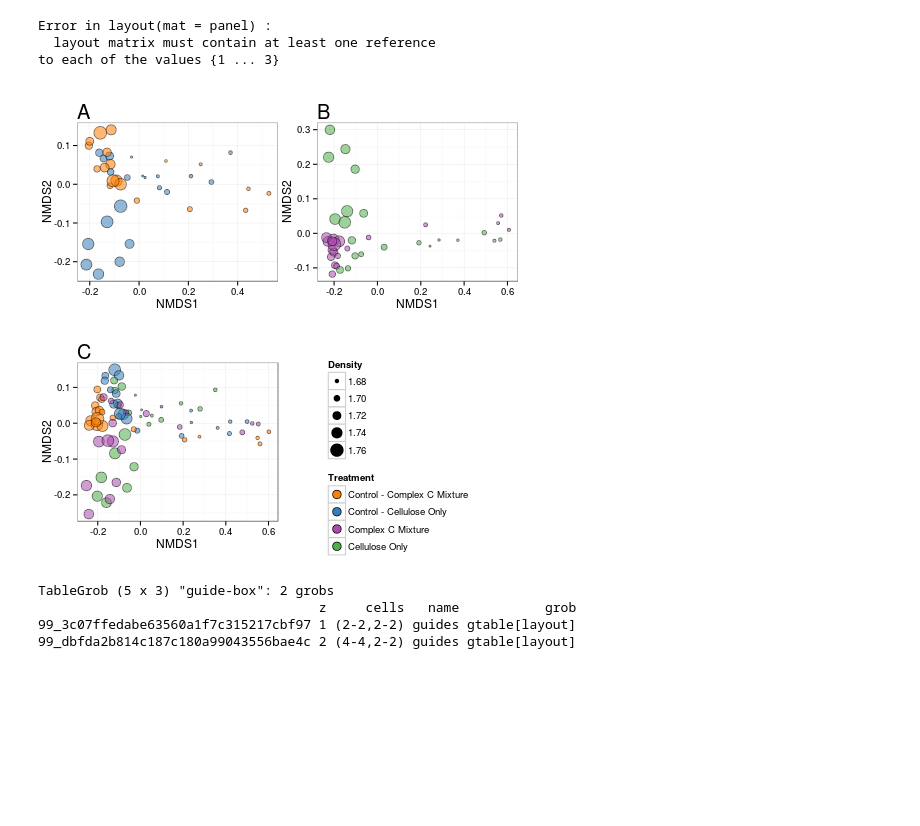
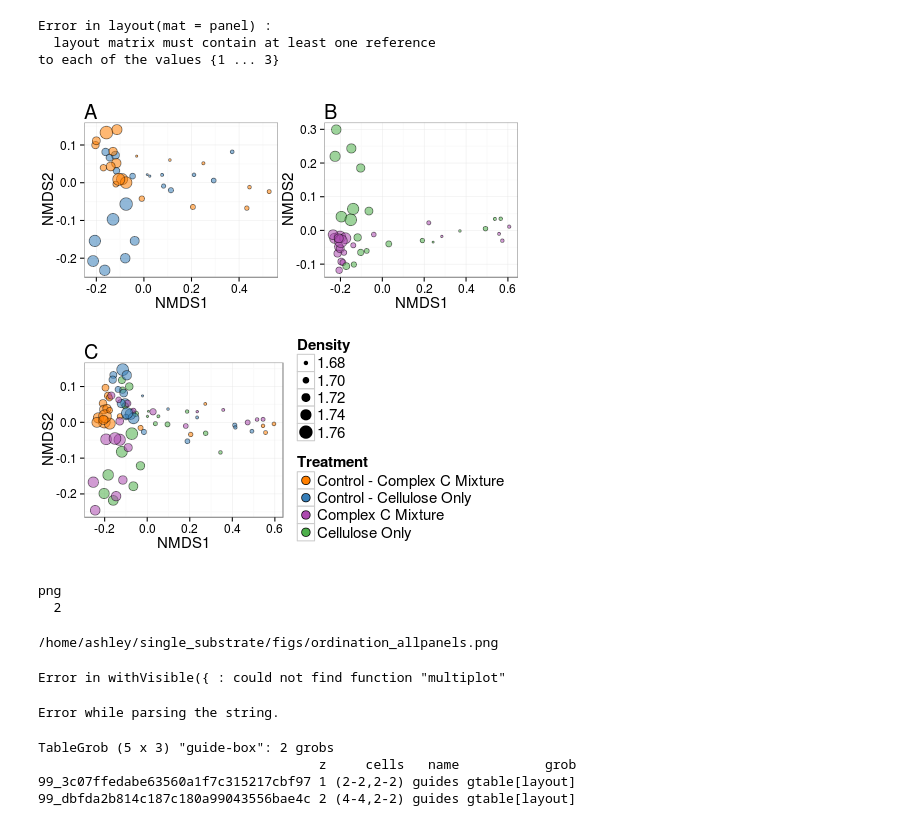
Before and after one commit to acampbellina/single_substrate, a Jupyter notebook: ordination_3panel_figure.ipynb, the cells around one changed output. Drawn from its saved outputs; the diff is of its cells as text; code cells hidden in the pictures; blank space fills up the shorter version.

Commit message:
saved panel figure

```diff
--- a/ordination_3panel_figure.ipynb
+++ b/ordination_3panel_figure.ipynb
@@ -110,6 +96,10 @@ p1 = p1 + theme_bw()
 p1 = p1 + theme(legend.position = "none")
 p1 = p1 + theme(plot.margin = unit(c(1,0,1,0), "lines"))
 p1 = p1 + theme(plot.title = element_text(hjust = 0, size = 20))
+p1 = p1 + theme(axis.title.x = element_text(size=15))
+p1 = p1 + theme(axis.title.y = element_text(size=15))
+p1 = p1 + theme(axis.text.x = element_text(size=12))
+p1 = p1 + theme(axis.text.y = element_text(size=12))
 
 p1
 # %% [output]
@@ -192,6 +179,10 @@ p2 = p2 + theme_bw()
 p2 = p2 + theme(legend.position = "none")
 p2 = p2 + theme(plot.margin = unit(c(1,0,1,0), "lines"))
 p2 = p2 + theme(plot.title = element_text(hjust = 0, size = 20))
+p2 = p2 + theme(axis.title.x = element_text(size=15))
+p2 = p2 + theme(axis.title.y = element_text(size=15))
+p2 = p2 + theme(axis.text.x = element_text(size=12))
+p2 = p2 + theme(axis.text.y = element_text(size=12))
 
 p2
 # %% [output]
@@ -274,6 +265,11 @@ p3 = p3 + guides(size = guide_legend(override.aes = list(fill = "black")))
 p3 = p3 + theme_bw()
 p3 = p3 + theme(plot.margin = unit(c(1,0,1,0), "lines"))
 p3 = p3 + theme(plot.title = element_text(hjust = 0, size = 20))
+p3 = p3 + theme(axis.title.x = element_text(size=15))
+p3 = p3 + theme(axis.title.y = element_text(size=15))
+p3 = p3 + theme(axis.text.x = element_text(size=12))
+p3 = p3 + theme(axis.text.y = element_text(size=12))
+p3 = p3 + theme(legend.title = element_text(size = 15), legend.text = element_text(size = 15))
 
 p3
 # %% [output]
@@ -313,26 +309,58 @@ get_legend = function(myggplot){
 }
 # %%
 %%R
+
 grid.newpage()
 pushViewport(viewport(layout = grid.layout(20, 4)))
 #vplayout = function(x, y) viewport(layout.pos.row = x, layout.pos.col = y)
+
 define_region = function(row, col){
   viewport(layout.pos.row = row, layout.pos.col = col)
 }
 
 #legend = ggplotGrob(p3)
 #gp3 = ggplot_gtable(ggplot_build(p3))
 #legend = ggplotGrob(gp3)
 legend = get_legend(p3)
-legend = editGrob(legend, vp = define_region(12:20, 3:4))
+legend = editGrob(legend, vp = define_region(11:20, 4))
 
 print(p1, vp = define_region(1:10, 1:2))
 print(p2, vp = define_region(1:10, 3:4))
-print(p4, vp = define_region(11:20, 1:2))
-grid.draw(legend)
+print(p3, vp = define_region(11:20, 1:4))
+#grid.draw(legend)
 #print(legend, vp = define_region(1:6, 5))
 # %% [output]
-[figure, old version]
+[figure, new version]
+# %%
+%%R
+png("figs/ordination_allpanels.png", w = 10, h = 10, units = "in", res = 600)
+pushViewport(viewport(layout = grid.layout(20, 4)))
+print(p1, vp = define_region(1:10, 1:2))
+print(p2, vp = define_region(1:10, 3:4))
+print(p3, vp = define_region(11:20, 1:4))
+#grid.draw(legend)
+dev.off()
+# %% [output]
+png
+  2
+# %%
+FileLink("figs/ordination_allpanels.png")
+# %% [output]
+/home/ashley/single_substrate/figs/ordination_allpanels.png
+# %%
+%%R
+plot = multiplot(p1, p2, p3, ncol = 2)
+# %% [output]
+Error in withVisible({ : could not find function "multiplot"
+# %%
+%%R
+png("figs/ordination_allpanels.png")
+print((p1, vp = define_region(1:10, 1:2)),
+       (p2, vp = define_region(1:10, 3:4)),
+        (p4, vp = define_region(11:20, 1:2)))
+dev.off()
+# %% [output]
+Error while parsing the string.
 # %%
 %%R
 print(p1, vp = define_region(1:3, 1:2))
```
Also changed, not shown: parts of 10 cells of this notebook, 1 other file.
